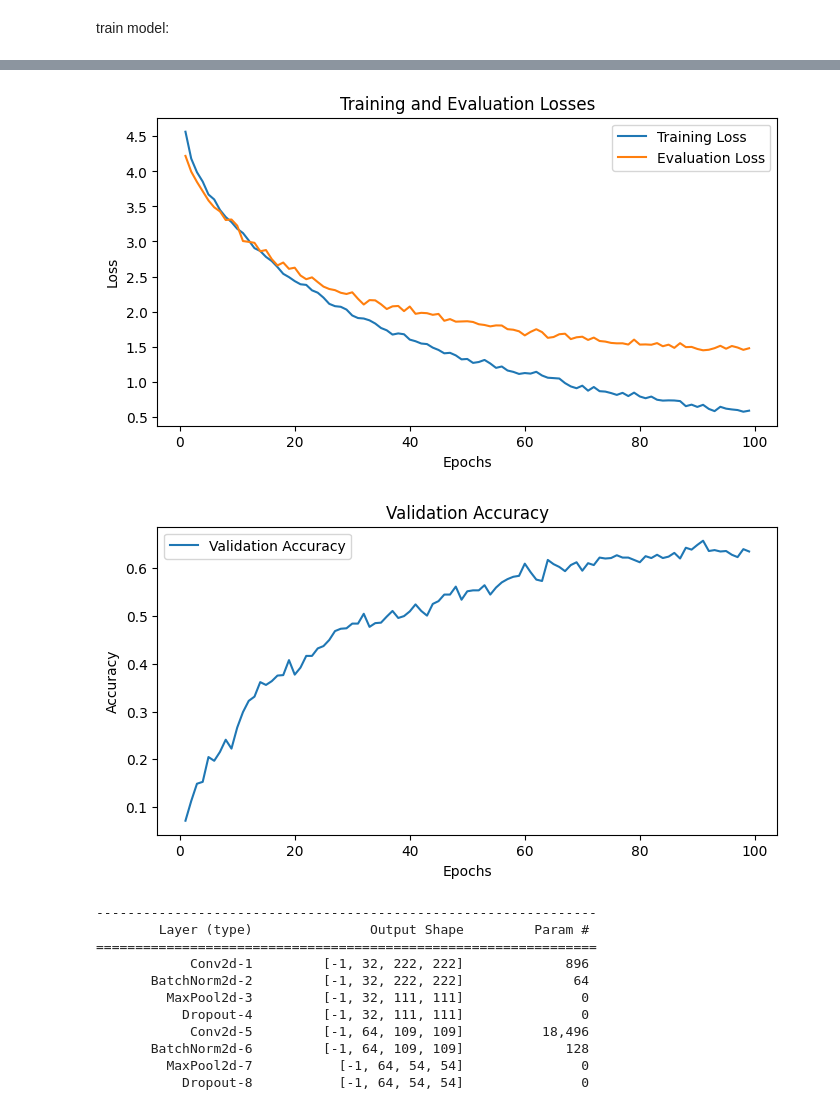
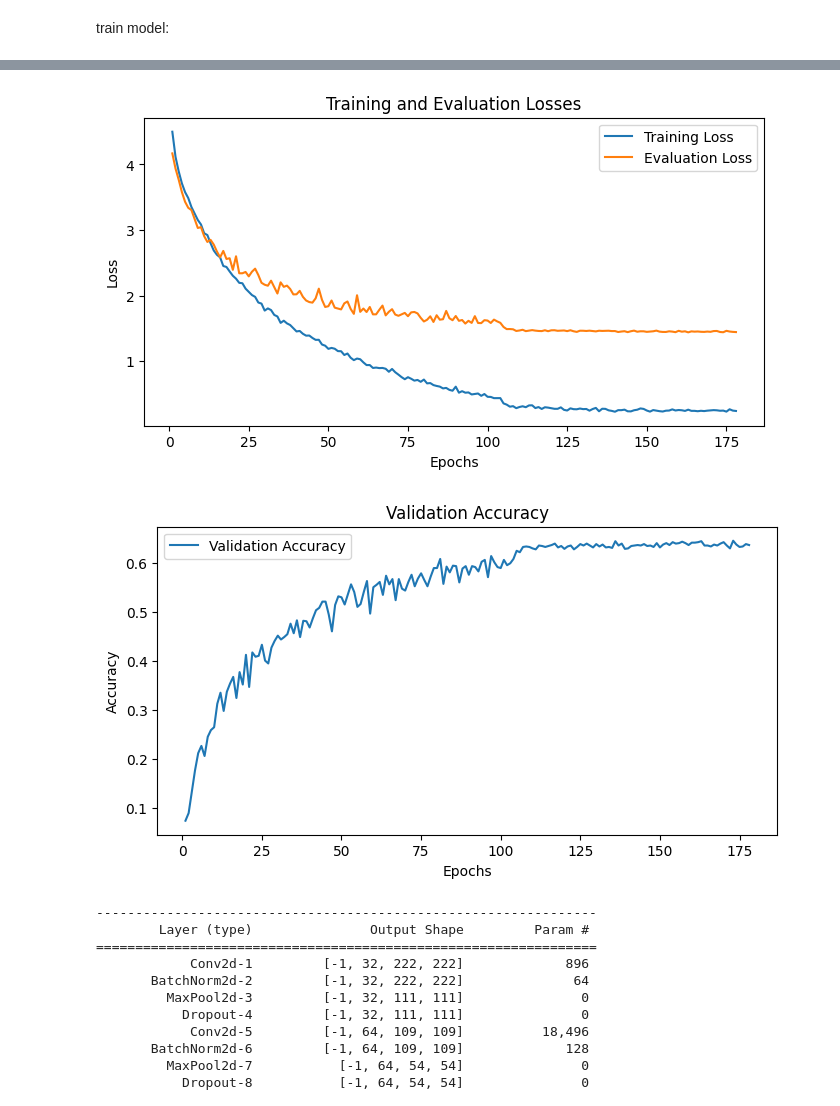
Before and after one commit to 1ucycrabtree/flowers-image-classification, a Jupyter notebook: flowers_classification_tool.ipynb, the cells around one changed output, grey strips where cells are left out. Saved outputs shown, nothing was run; the diff lists cells and outputs as text; code cells hidden in the pictures.

```diff
--- a/flowers_classification_tool.ipynb
+++ b/flowers_classification_tool.ipynb
@@ -86,11 +115,10 @@ train_transform = transforms.Compose([
 	transforms.CenterCrop((500, 500)),
 	transforms.Resize((224, 224)),
 	transforms.ColorJitter(brightness=0.2, contrast=0.2, saturation=0.2, hue=0.1),
-	#transforms.RandomAffine(degrees=15, translate=(0.1, 0.1), scale=(0.8, 1.2)),
 	transforms.RandomRotation(90),
 	transforms.RandomHorizontalFlip(),
 	transforms.RandomVerticalFlip(),
-	transforms.RandomPerspective(distortion_scale=0.2, p=0.5),
+	#transforms.RandomPerspective(distortion_scale=0.2, p=0.5),
 	transforms.ToTensor(),
 	transforms.RandomErasing(p=0.5, scale=(0.02, 0.1), ratio=(0.3, 3.3)),
 	transforms.Normalize(mean=mean, std=std),
@@ -228,7 +256,7 @@ def plot_graphs(train_losses, eval_losses, eval_accuracies):
 # %% [markdown]
 ### Train and Eval function
 # %%
-def train(model, training_loader, evaluation_loader, criterion, optimizer, patience=8, epochs=10):
+def train(model, training_loader, evaluation_loader, criterion, optimizer, patience=15, epochs=10):
 	train_losses = []
 	eval_losses = []
 	eval_accuracies = []
@@ -237,6 +265,8 @@ def train(model, training_loader, evaluation_loader, criterion, optimizer, patie
 	patience_counter = 0
 
 	start_time = time.time()
+
+	scheduler = ReduceLROnPlateau(optimizer, 'min', patience=10)
 
 	for epoch in range(epochs):
 		model.train()
@@ -275,6 +305,8 @@ def train(model, training_loader, evaluation_loader, criterion, optimizer, patie
 		print(
 			f'Epoch {epoch + 1}/{epochs}, Training Loss: {training_loss:.4f}, Evaluation Loss: {evaluation_loss:.4f}, Val Accuracy: {evaluation_accuracy * 100:.2f}%')
 
+		scheduler.step(evaluation_loss)
+
 		if evaluation_loss < best_valid_loss:
 			best_valid_loss = evaluation_loss
 			patience_counter = 0
@@ -299,7 +331,7 @@ train model:
 # %%
 model = FlowerClassifier().to(device)
 criterion = nn.CrossEntropyLoss()
-optimizer = optim.Adam(model.parameters(), lr=0.0001)
+optimizer = optim.SGD(model.parameters(), lr=0.001, momentum=0.9)
 
 train(model, training_loader, evaluation_loader, criterion, optimizer, epochs=200)
 # %% [output]
@@ -323,5 +355,5 @@ Training finished. Time taken: 35.10 minutes
-[figure, old version]
+[figure, new version]
-[figure, old version]
+[figure, new version]
 # %%
 torch.save(model.state_dict(), 'flowers-102.pth')
 # %%
```
Also changed, not shown: parts of 14 cells of this notebook.
